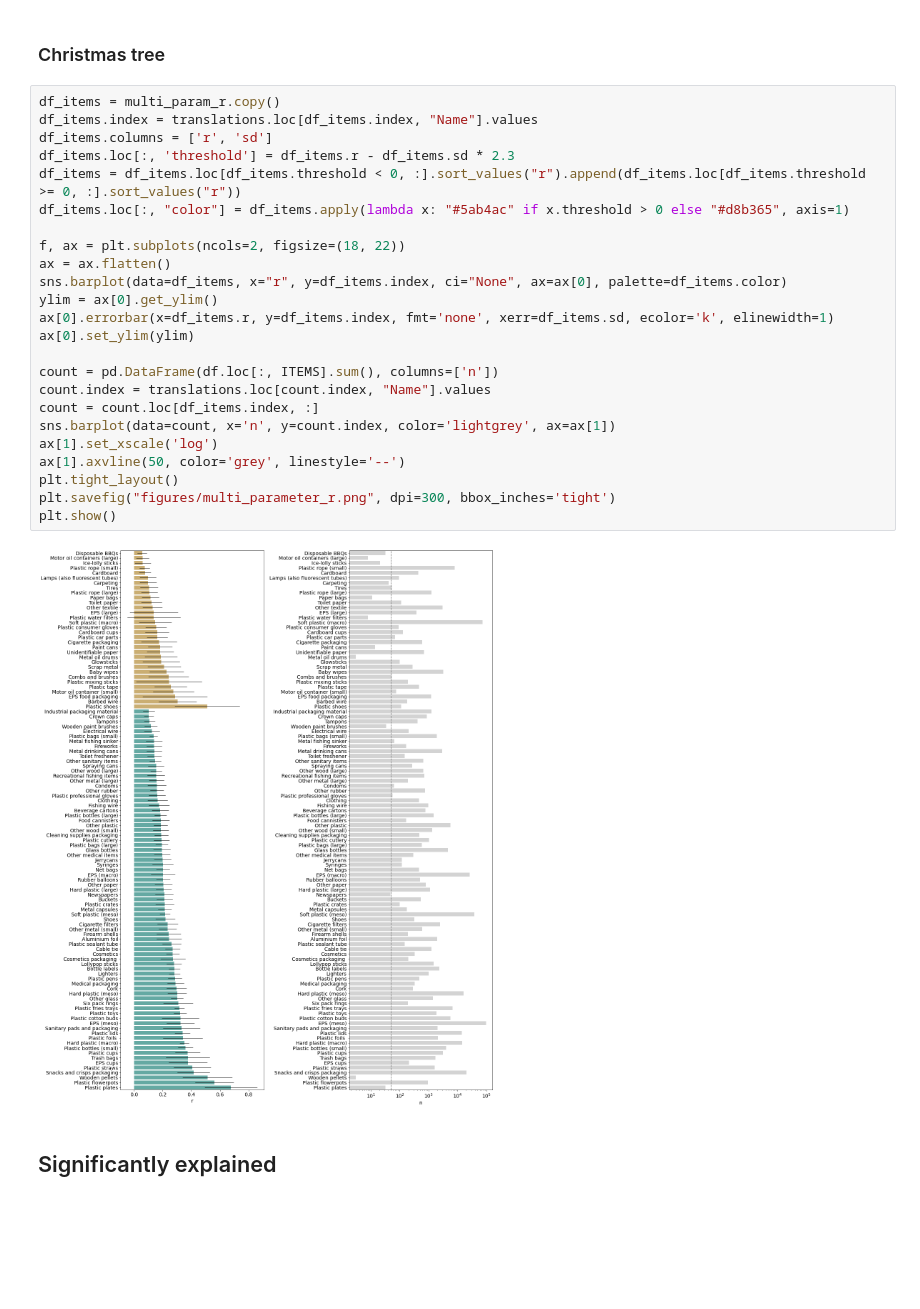
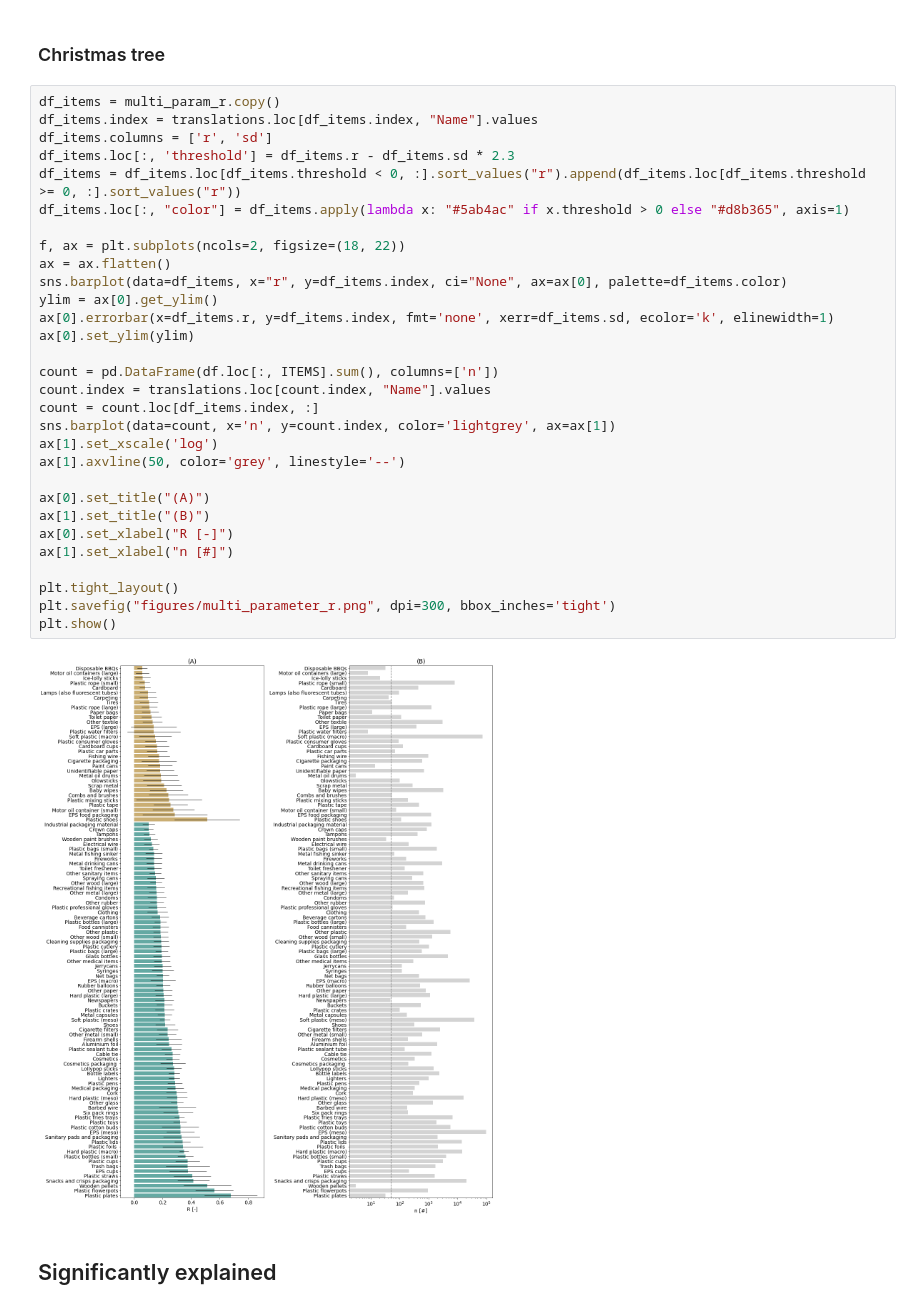
Before and after one commit to jasperroebroek/River_OSPAR_regression_models, a Jupyter notebook: 04_visualisations.ipynb, the cells around one changed output. Cells and saved outputs as stored; diff of their text form; blank space fills up the shorter version.

Commit message:
updated visualisations

```diff
--- a/04_visualisations.ipynb
+++ b/04_visualisations.ipynb
@@ -173,29 +173,35 @@ plt.show()
 # %%
 df_items = multi_param_r.copy()
 df_items.index = translations.loc[df_items.index, "Name"].values
 df_items.columns = ['r', 'sd']
 df_items.loc[:, 'threshold'] = df_items.r - df_items.sd * 2.3
 df_items = df_items.loc[df_items.threshold < 0, :].sort_values("r").append(df_items.loc[df_items.threshold >= 0, :].sort_values("r"))
 df_items.loc[:, "color"] = df_items.apply(lambda x: "#5ab4ac" if x.threshold > 0 else "#d8b365", axis=1)
 
 f, ax = plt.subplots(ncols=2, figsize=(18, 22))
 ax = ax.flatten()
 sns.barplot(data=df_items, x="r", y=df_items.index, ci="None", ax=ax[0], palette=df_items.color)
 ylim = ax[0].get_ylim()
 ax[0].errorbar(x=df_items.r, y=df_items.index, fmt='none', xerr=df_items.sd, ecolor='k', elinewidth=1)
 ax[0].set_ylim(ylim)
 
 count = pd.DataFrame(df.loc[:, ITEMS].sum(), columns=['n'])
 count.index = translations.loc[count.index, "Name"].values
 count = count.loc[df_items.index, :]
 sns.barplot(data=count, x='n', y=count.index, color='lightgrey', ax=ax[1])
 ax[1].set_xscale('log')
 ax[1].axvline(50, color='grey', linestyle='--')
+
+ax[0].set_title("(A)")
+ax[1].set_title("(B)")
+ax[0].set_xlabel("R [-]")
+ax[1].set_xlabel("n [#]")
+
 plt.tight_layout()
 plt.savefig("figures/multi_parameter_r.png", dpi=300, bbox_inches='tight')
 plt.show()
 # %% [output]
-[figure, old version]
+[figure, new version]
 # %% [markdown]
 ## Significantly explained
 # %%
```
Also changed, not shown: parts of 4 cells of this notebook.
